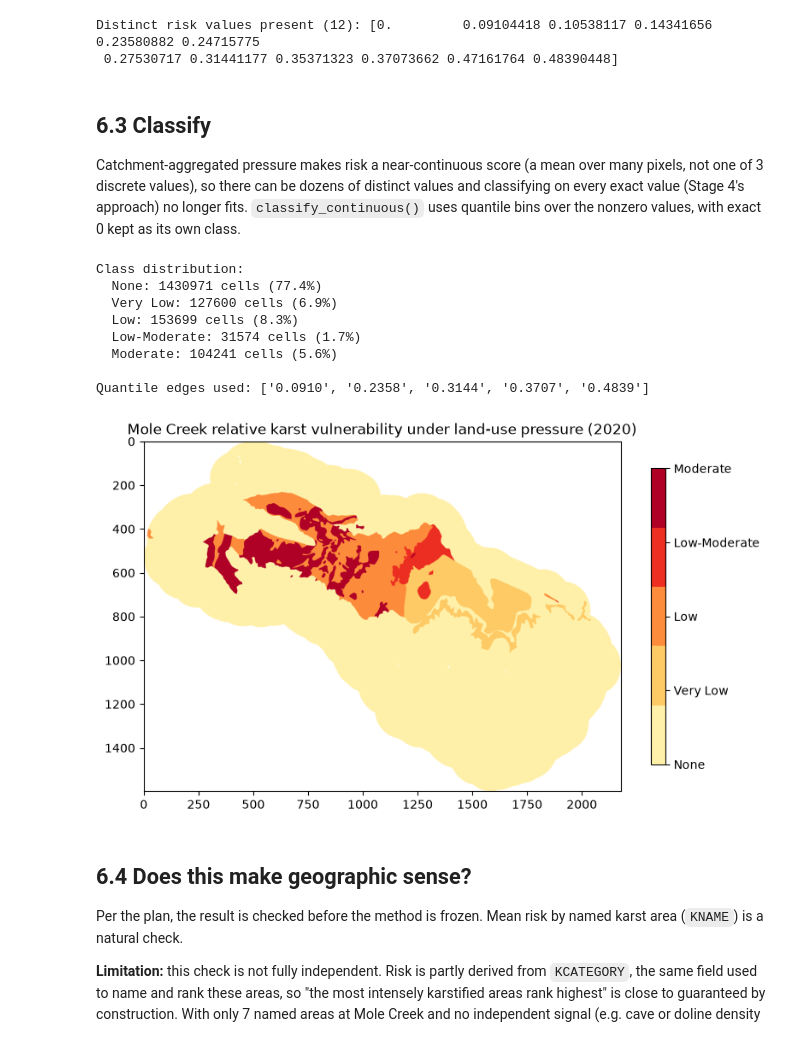
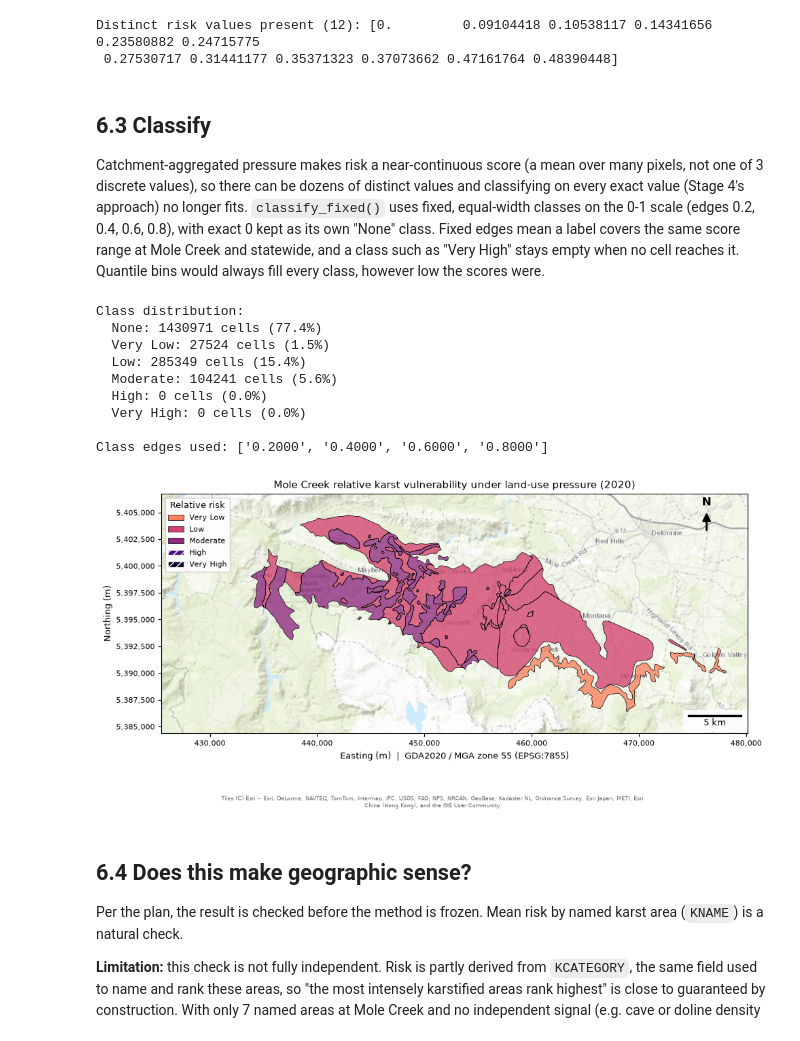
Before and after one commit to University-of-Tasmania-GPSS/AT3_Group3_2026, a Jupyter notebook: notebooks/06_relative_risk.ipynb, the cells around one changed output. Drawn from its saved outputs; the diff is of its cells as text; code cells hidden in the pictures.

```diff
--- a/notebooks/06_relative_risk.ipynb
+++ b/notebooks/06_relative_risk.ipynb
@@ -79,46 +79,52 @@ Distinct risk values present (12): [0.         0.09104418 0.10538117 0.14341656
 # %% [markdown]
 ## 6.3 Classify
 
-Catchment-aggregated pressure makes risk a near-continuous score (a mean over many pixels, not one of 3 discrete values), so there can be dozens of distinct values and classifying on every exact value (Stage 4's approach) no longer fits. `classify_continuous()` uses quantile bins over the nonzero values, with exact 0 kept as its own class.
+Catchment-aggregated pressure makes risk a near-continuous score (a mean over many pixels, not one of 3 discrete values), so there can be dozens of distinct values and classifying on every exact value (Stage 4's approach) no longer fits. `classify_fixed()` uses fixed, equal-width classes on the 0-1 scale (edges 0.2, 0.4, 0.6, 0.8), with exact 0 kept as its own "None" class. Fixed edges mean a label covers the same score range at Mole Creek and statewide, and a class such as "Very High" stays empty when no cell reaches it. Quantile bins would always fill every class, however low the scores were.
 # %%
-risk_class, edges, LABELS = classify_continuous(risk, valid, n_classes=5)
+risk_class, edges, LABELS = classify_fixed(risk, valid)
 present = edges
 
 print("Class distribution:")
 for i, label in enumerate(LABELS):
     n = (risk_class == i).sum()
     print(f"  {label}: {n} cells ({n/valid.sum()*100:.1f}%)")
-print("\nQuantile edges used:", [f"{e:.4f}" for e in edges])
+print("\nClass edges used:", [f"{e:.4f}" for e in edges])
 
 out_profile = profile.copy()
 out_profile.update(dtype="uint8", nodata=255)
 with rasterio.open(outpath / "risk_class_mc_2020_EPSG7855.tif", "w", **out_profile) as dst:
     dst.write(risk_class, 1)
 
 risk_out = np.where(valid, risk, -9999).astype("float32")
 raw_profile = profile.copy()
 raw_profile.update(dtype="float32", nodata=-9999)
 with rasterio.open(outpath / "risk_mc_2020_EPSG7855.tif", "w", **raw_profile) as dst:
     dst.write(risk_out, 1)
 
-cmap = ListedColormap(plt.cm.YlOrRd(np.linspace(0.1, 0.9, len(LABELS))))
-display = np.ma.masked_equal(risk_class, 255)
-plt.figure(figsize=(9, 9))
-plt.imshow(display, cmap=cmap, vmin=0, vmax=len(LABELS) - 1)
-cbar = plt.colorbar(ticks=range(len(LABELS)), shrink=0.5)
-cbar.ax.set_yticklabels(LABELS)
-plt.title("Mole Creek relative karst vulnerability under land-use pressure (2020)")
+karst_only = karst_mc[karst_mc["karst_intensity"] > 0]
+fig, ax = plt.subplots(figsize=(10, 5.6))
+add_basemap(ax, karst_only.total_bounds, zoom=11)
+plot_risk(ax, risk_class, transform)
+karst_only.boundary.plot(ax=ax, color="black", lw=0.5, zorder=4)
+ax.set_title("Mole Creek relative karst vulnerability under land-use pressure (2020)", fontsize=11)
+risk_legend(ax, LABELS)
+style_map_axes(ax)
+add_scalebar(ax, 5000)
+add_north_arrow(ax)
+add_attribution(ax)
+plt.tight_layout(rect=(0, 0.04, 1, 1))
 plt.show()
 # %% [output]
 Class distribution:
   None: 1430971 cells (77.4%)
-  Very Low: 127600 cells (6.9%)
-  Low: 153699 cells (8.3%)
-  Low-Moderate: 31574 cells (1.7%)
+  Very Low: 27524 cells (1.5%)
+  Low: 285349 cells (15.4%)
   Moderate: 104241 cells (5.6%)
+  High: 0 cells (0.0%)
+  Very High: 0 cells (0.0%)
 
-Quantile edges used: ['0.0910', '0.2358', '0.3144', '0.3707', '0.4839']
+Class edges used: ['0.2000', '0.4000', '0.6000', '0.8000']
-[figure, old version]
+[figure, new version]
 # %% [markdown]
 ## 6.4 Does this make geographic sense?
 
```
Also changed, not shown: parts of 3 cells of this notebook, 22 other files.
